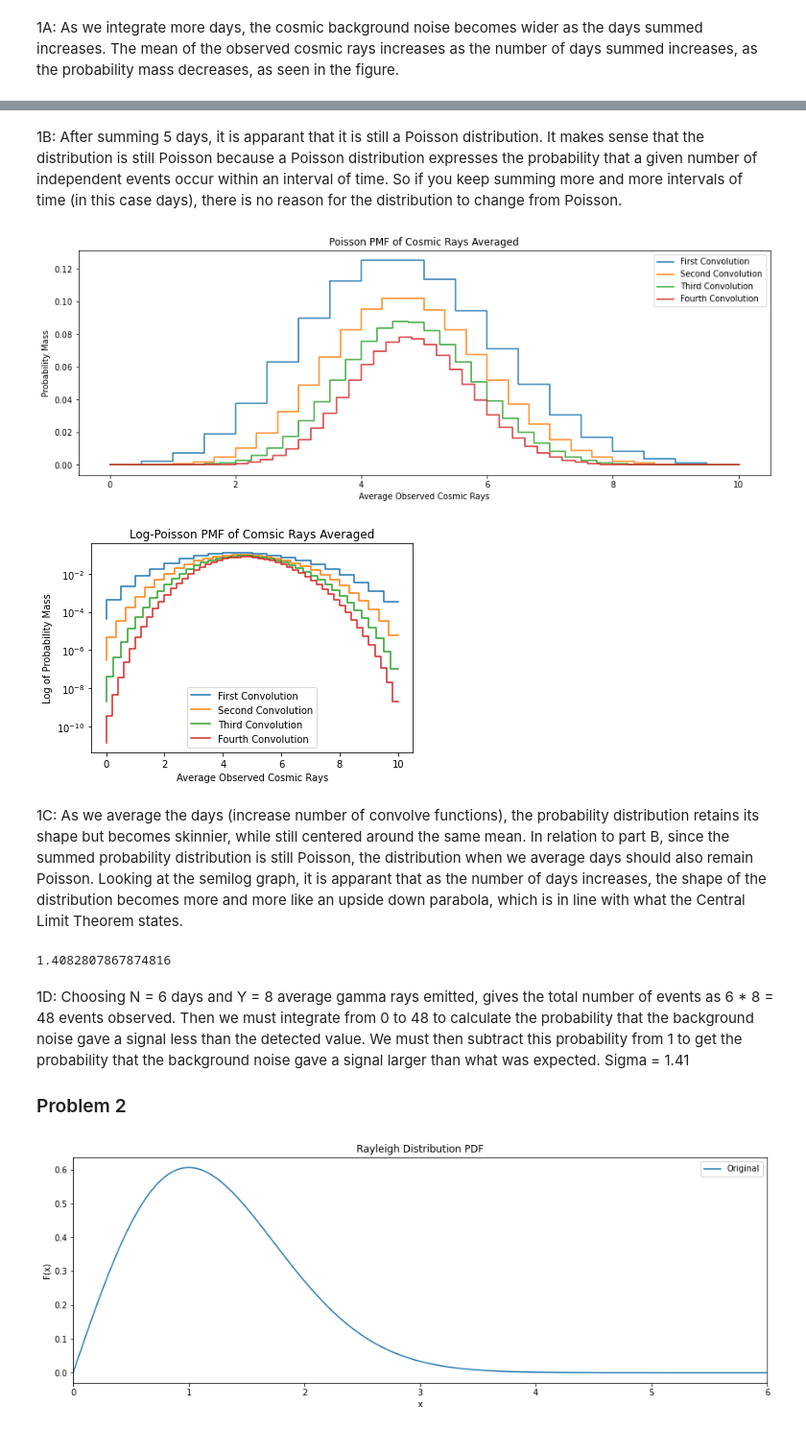
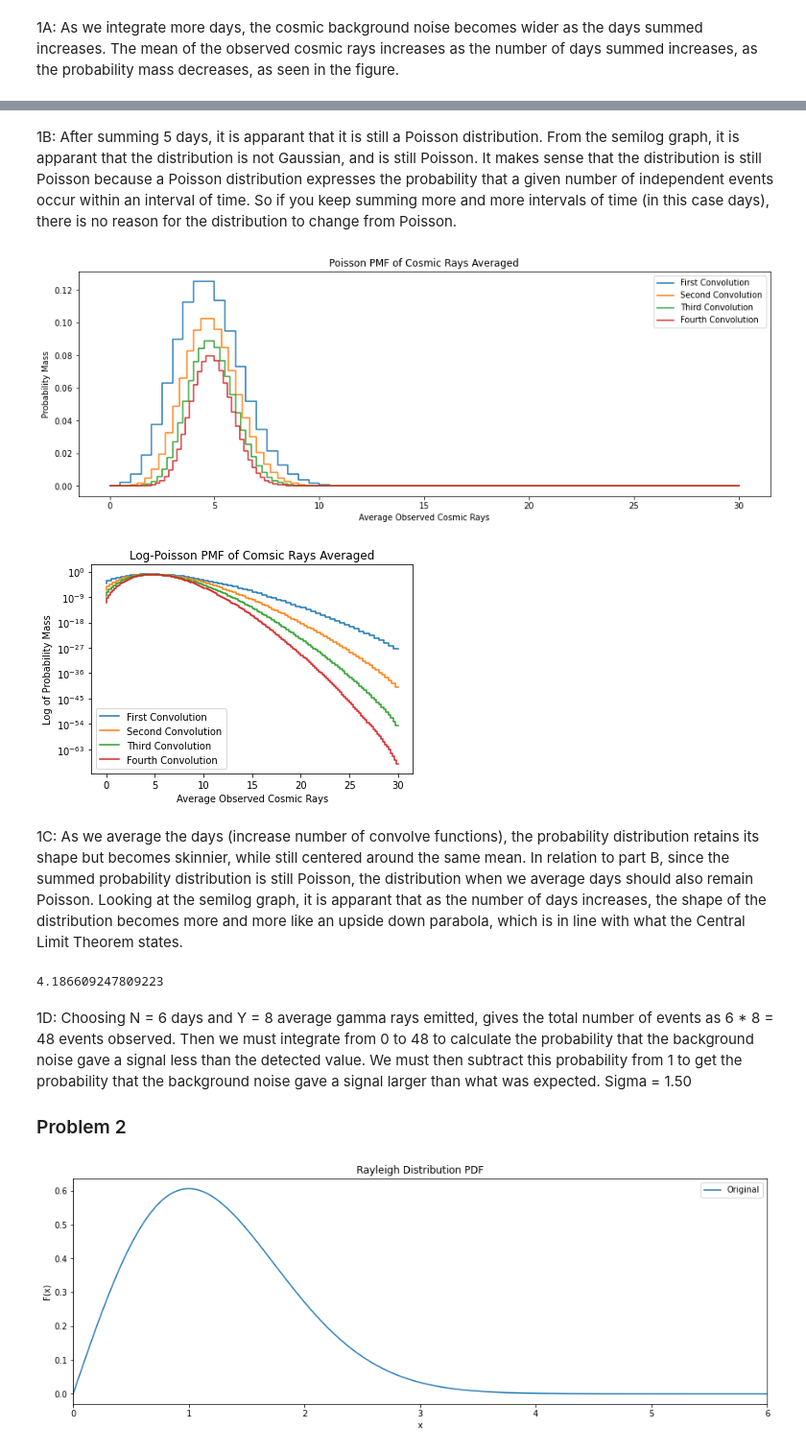
Before and after one commit to StLee314/Phys-434-Fall-2021, a Jupyter notebook: Lab2.ipynb, the cells around one changed output, grey strips where cells are left out. Shown at 96% size. Drawn from its saved outputs; the diff is of its cells as text; code cells hidden in the pictures.

```diff
--- a/Lab2.ipynb
+++ b/Lab2.ipynb
@@ -9,7 +11,6 @@ from scipy.stats import poisson
 # %%
-### Problem 1
 # Part 1A
-x0 = np.linspace(0, 10, 11)
+x0 = np.linspace(0, 30, 31)
 dist = stats.poisson.pmf(x0, 5) # mu = 5
 
 conv1 = np.convolve(dist, dist)
@@ -62,52 +81,52 @@ plt.show()
 # %% [markdown]
-1B: After summing 5 days, it is apparant that it is still a Poisson distribution. It makes sense that the distribution is still Poisson because a Poisson distribution expresses the probability that a given number of independent events occur within an interval of time. So if you keep summing more and more intervals of time (in this case days), there is no reason for the distribution to change from Poisson.
+1B: After summing 5 days, it is apparant that it is still a Poisson distribution. From the semilog graph, it is apparant that the distribution is not Gaussian, and is still Poisson. It makes sense that the distribution is still Poisson because a Poisson distribution expresses the probability that a given number of independent events occur within an interval of time. So if you keep summing more and more intervals of time (in this case days), there is no reason for the distribution to change from Poisson.
 # %%
 # Part 1C
-x1 = np.linspace(0, 10, len(conv1))
-x2 = np.linspace(0, 10, len(conv2))
-x3 = np.linspace(0, 10, len(conv3))
-x4 = np.linspace(0, 10, len(conv4))
+x1 = np.linspace(0, 30, len(conv1))
+x2 = np.linspace(0, 30, len(conv2))
+x3 = np.linspace(0, 30, len(conv3))
+x4 = np.linspace(0, 30, len(conv4))
 
 fig, ax = plt.subplots(1, 1, figsize=(15, 5))
 
 plt.step(x1, conv1, label = 'First Convolution')
 plt.step(x2, conv2, label = 'Second Convolution')
 plt.step(x3, conv3, label = 'Third Convolution')
 plt.step(x4, conv4, label = 'Fourth Convolution')
 plt.title('Poisson PMF of Cosmic Rays Averaged')
 plt.xlabel("Average Observed Cosmic Rays")
 plt.ylabel('Probability Mass')
 plt.legend(loc='best')
 plt.show()
 
 # semilog graph
 plt.step(x1, conv1, label = 'First Convolution')
 plt.step(x2, conv2, label = 'Second Convolution')
 plt.step(x3, conv3, label = 'Third Convolution')
 plt.step(x4, conv4, label = 'Fourth Convolution')
 plt.title('Log-Poisson PMF of Comsic Rays Averaged')
 plt.xlabel("Average Observed Cosmic Rays")
 plt.ylabel('Log of Probability Mass')
 plt.legend(loc='best')
 plt.semilogy()
 plt.show()
 # %% [output]
-[figure, old version]
+[figure, new version]
-[figure, old version]
+[figure, new version]
 # %% [markdown]
 1C: As we average the days (increase number of convolve functions), the probability distribution retains its shape but becomes skinnier, while still centered around the same mean. In relation to part B, since the summed probability distribution is still Poisson, the distribution when we average days should also remain Poisson. Looking at the semilog graph, it is apparant that as the number of days increases, the shape of the distribution becomes more and more like an upside down parabola, which is in line with what the Central Limit Theorem states.
 # %%
 # Part 1D
-conv5 = np.convolve(conv4, dist)
+conv4 = np.convolve(conv3, dist)
 events = (6 * 8) # chose N = 6, Y = 8
 cdf = 0
 for i in range(int(events + 1)):
-    cdf += conv5[i]
+    cdf += conv4[i]
 print(np.abs(stats.norm.ppf(1-cdf)))
 # %% [output]
-1.4082807867874816
+4.186609247809223
 # %% [markdown]
-1D: Choosing N = 6 days and Y = 8  average gamma rays emitted, gives the total number of events as 6 * 8 = 48 events observed. Then we must integrate from 0 to 48 to calculate the probability that the background noise gave a signal less than the detected value. We must then subtract this probability from 1 to get the probability that the background noise gave a signal larger than what was expected. Sigma = 1.41
+1D: Choosing N = 6 days and Y = 8  average gamma rays emitted, gives the total number of events as 6 * 8 = 48 events observed. Then we must integrate from 0 to 48 to calculate the probability that the background noise gave a signal less than the detected value. We must then subtract this probability from 1 to get the probability that the background noise gave a signal larger than what was expected. Sigma = 1.50
 
 ### Problem 2
 # %%
```
Also changed, not shown: parts of 5 cells of this notebook.
